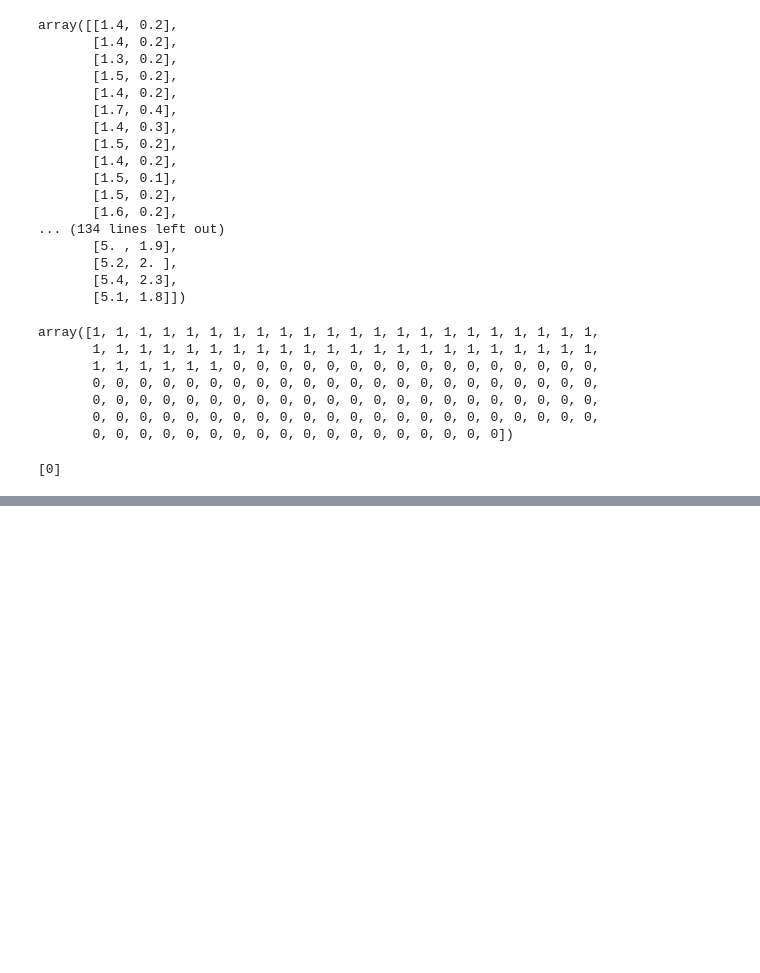
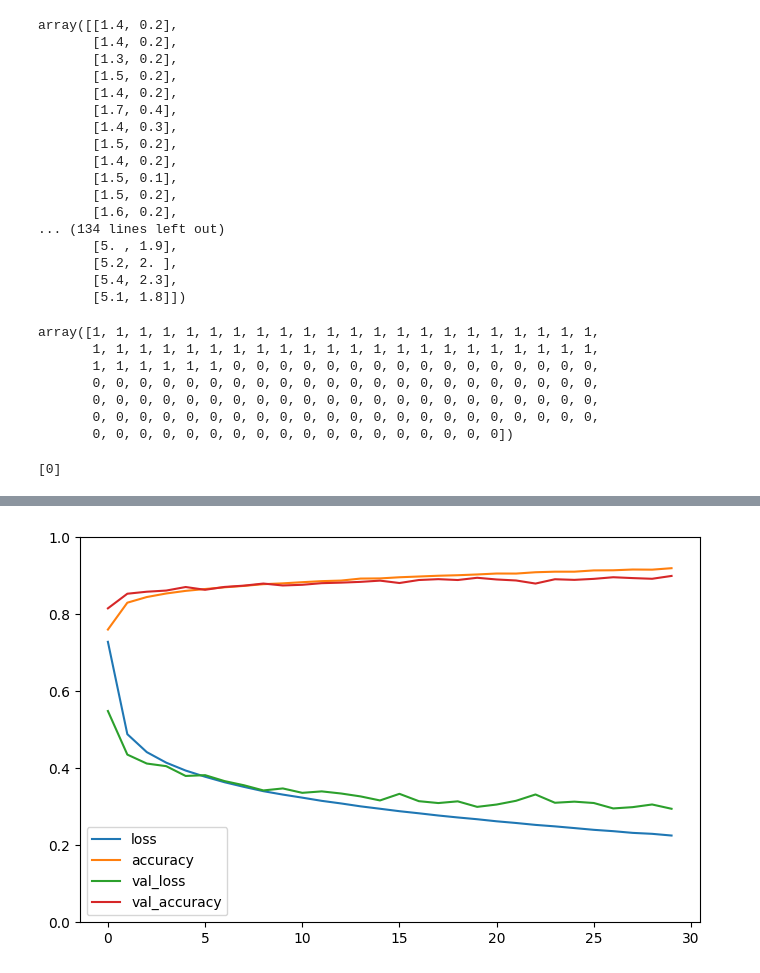
Before and after one commit to beercafeguy/PyMLLab, a Jupyter notebook: DL_Day1.ipynb, the cells around one changed output, grey strips where cells are left out. Drawn from its saved outputs; the diff is of its cells as text; code cells hidden in the pictures; blank space fills up the shorter version.

Commit message:
Building classification MLP using Sequential API

```diff
--- a/DL_Day1.ipynb
+++ b/DL_Day1.ipynb
@@ -51,0 +92,11 @@ print(y_pred)
+# %%
+# create model using sequential API
+
+model = keras.models.Sequential()
+
+model.add(keras.layers.Flatten(input_shape=[28,28]))
+model.add(keras.layers.Dense(300,activation="relu"))
+model.add(keras.layers.Dense(100,activation="relu"))
+model.add(keras.layers.Dense(10,activation="softmax"))
+
+model.summary()
@@ -51,0 +180,8 @@ print(y_pred)
+# %%
+model.compile(
+    loss = "sparse_categorical_crossentropy",
+    optimizer="sgd", # optimizer=keras.optimiz ers.SGD(lr=<learning rate value>) default learning rate = 0.01
+    metrics = ['accuracy']
+)
+# %%
+history = model.fit(X_train,y_train, epochs = 30, validation_data = (X_valid,y_valid))
@@ -51,0 +206,7 @@ print(y_pred)
+# %%
+import pandas as pd
+import matplotlib.pyplot as plt
+
+
+history_pd = pd.DataFrame(history.history)
+history_pd
@@ -51,0 +231,7 @@ print(y_pred)
+# %%
+history_pd.plot(kind='line', figsize=(8, 5))
+plt.grid=True
+plt.gca().set_ylim(0,1)
+plt.show()
+# %% [output]
+[figure, added]
```
Also changed, not shown: parts of 25 cells of this notebook.
